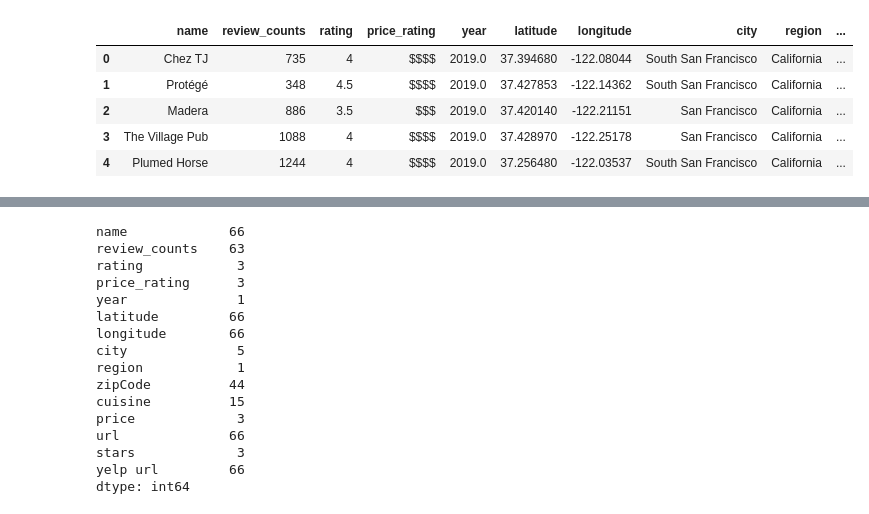
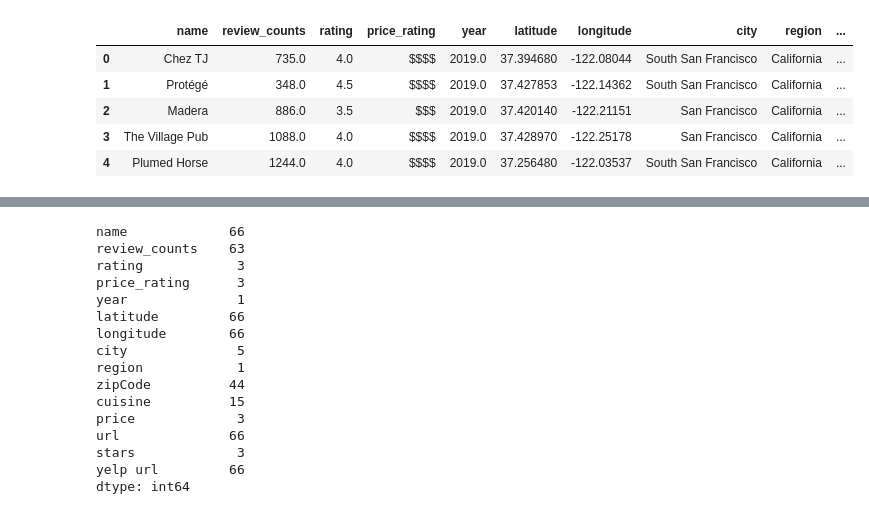
Before and after one commit to asherfsullivan/michelin_map, a Jupyter notebook: Machine_Learning_Mockup.ipynb, the cells around one changed output, grey strips where cells are left out. Drawn from its saved outputs; the diff is of its cells as text; code cells hidden in the pictures.

```diff
--- a/Machine_Learning_Mockup.ipynb
+++ b/Machine_Learning_Mockup.ipynb
@@ -35,25 +23,12 @@ michelin_star_df.head()
-# %%
-# Transform String column
-def change_string(price):
-    if price == "$":
-        return 1
-    elif price == "$$":
-        return 2
-    elif price == "$$$":
-        return 3
-    elif price == "$$$$":
-        return 4
-    elif price == "$$$$$":
-        return 5
-    else:
-        return 0
-
-michelin_star_df["price"] = michelin_star_df["price"].apply(change_string)
-michelin_star_df.head()
-# %% [output]
-|  | name | review_counts | rating | price_rating | year | latitude | longitude | city | region | ... |
-| 0 | Chez TJ | 735 | 4 | $$$$ | 2019.0 | 37.394680 | -122.08044 | South San Francisco | California | ... |
-| 1 | Protégé | 348 | 4.5 | $$$$ | 2019.0 | 37.427853 | -122.14362 | South San Francisco | California | ... |
-| 2 | Madera | 886 | 3.5 | $$$ | 2019.0 | 37.420140 | -122.21151 | San Francisco | California | ... |
-| 3 | The Village Pub | 1088 | 4 | $$$$ | 2019.0 | 37.428970 | -122.25178 | San Francisco | California | ... |
-| 4 | Plumed Horse | 1244 | 4 | $$$$ | 2019.0 | 37.256480 | -122.03537 | South San Francisco | California | ... |
+# %%
+michelin_star_df.rename(columns={'review count':'review_counts', 'price rating':'price_rating'}, inplace=True)
+michelin_star_df['review_counts'] = michelin_star_df['review_counts'].str.replace(' reviews','').astype(float)
+michelin_star_df['rating'] = michelin_star_df['rating'].str.replace(' star rating','').astype(float)
+michelin_star_df.head()
+# %% [output]
+|  | name | review_counts | rating | price_rating | year | latitude | longitude | city | region | ... |
+| 0 | Chez TJ | 735.0 | 4.0 | $$$$ | 2019.0 | 37.394680 | -122.08044 | South San Francisco | California | ... |
+| 1 | Protégé | 348.0 | 4.5 | $$$$ | 2019.0 | 37.427853 | -122.14362 | South San Francisco | California | ... |
+| 2 | Madera | 886.0 | 3.5 | $$$ | 2019.0 | 37.420140 | -122.21151 | San Francisco | California | ... |
+| 3 | The Village Pub | 1088.0 | 4.0 | $$$$ | 2019.0 | 37.428970 | -122.25178 | San Francisco | California | ... |
+| 4 | Plumed Horse | 1244.0 | 4.0 | $$$$ | 2019.0 | 37.256480 | -122.03537 | South San Francisco | California | ... |
```
Also changed, not shown: parts of 20 cells of this notebook.
